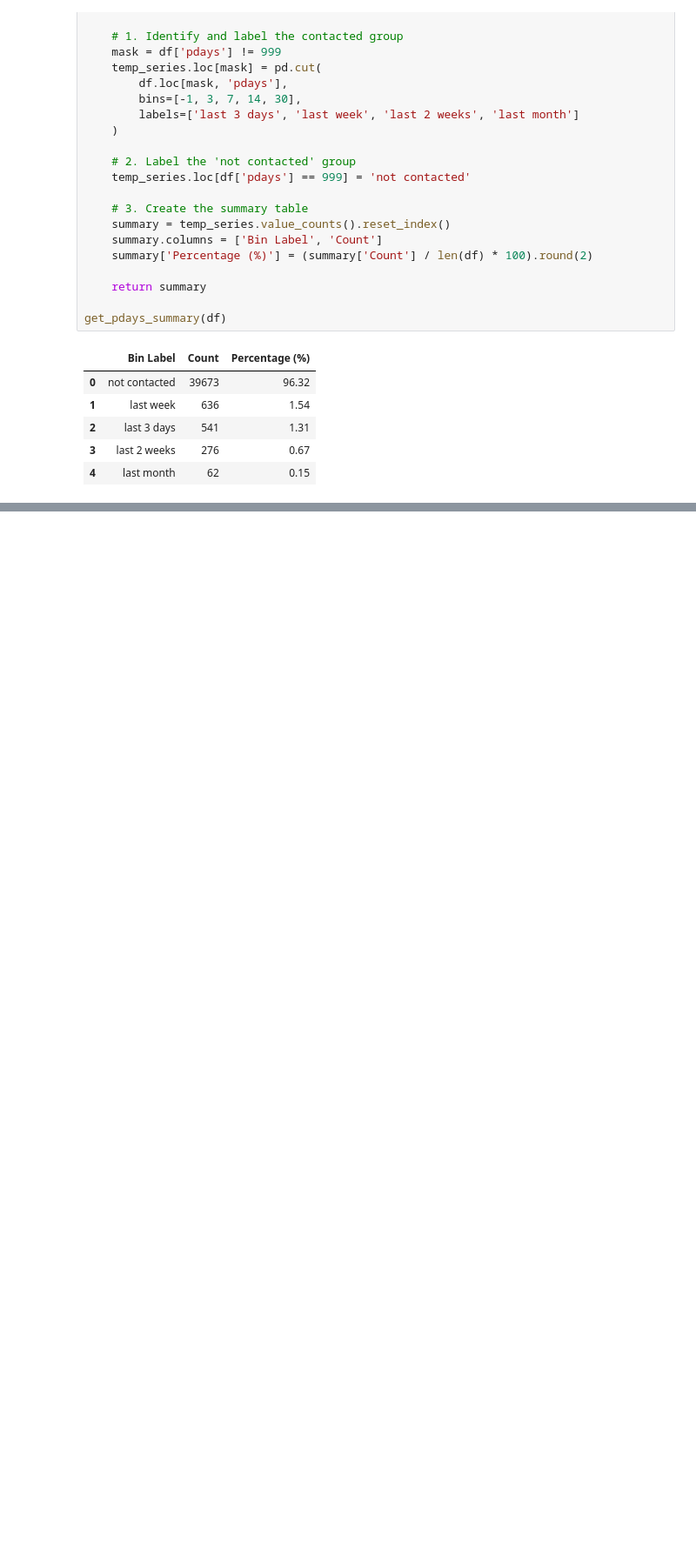
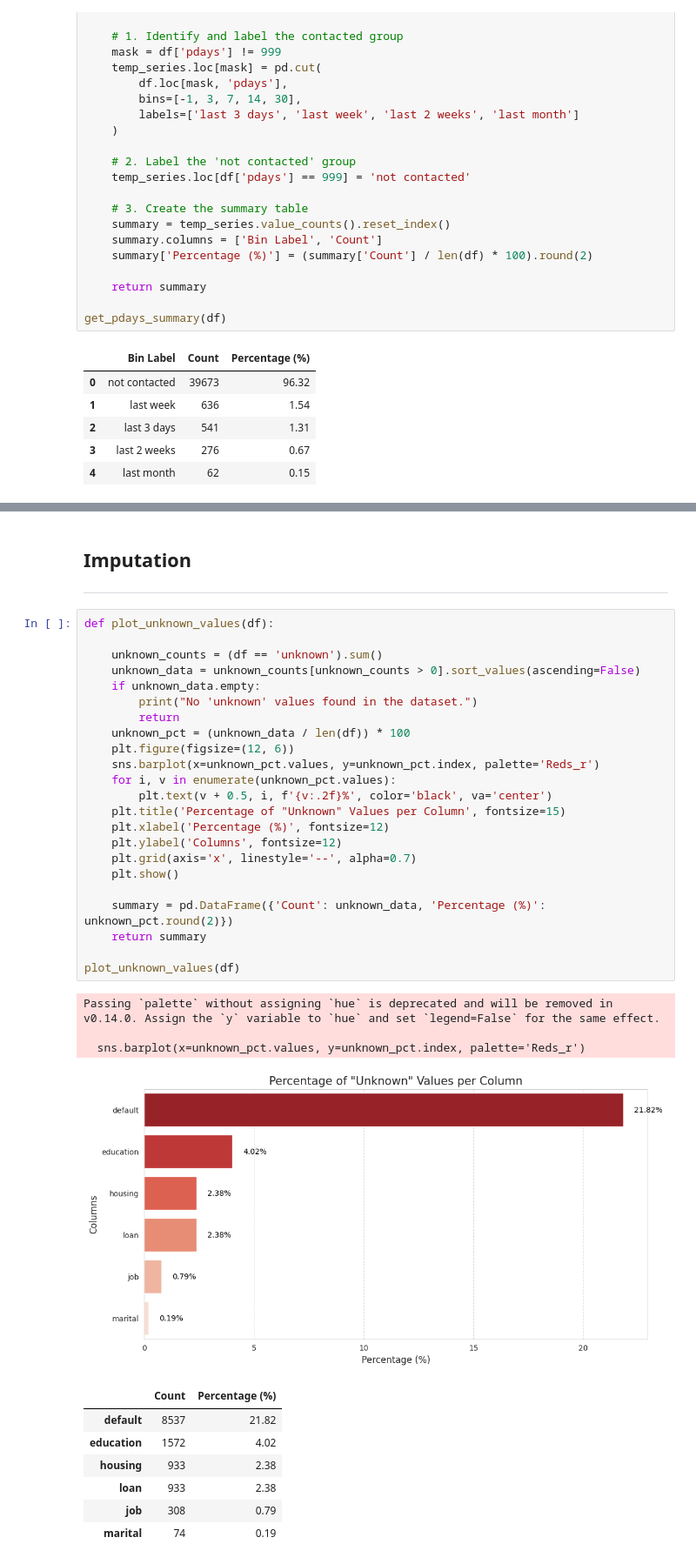
Before and after one commit to NitoBoritto/El_Farghaly_Bros., a Jupyter notebook: notebooks/expirement.ipynb, the cells around one changed output, grey strips where cells are left out. Shown at 87% size. Saved outputs shown, nothing was run; the diff lists cells and outputs as text; blank space fills up the shorter version.

```diff
--- a/notebooks/expirement.ipynb
+++ b/notebooks/expirement.ipynb
@@ -375,0 +514,38 @@ get_pdays_summary(df)
+# %% [markdown]
+## Imputation
+---
+# %%
+def plot_unknown_values(df):
+
+    unknown_counts = (df == 'unknown').sum()
+    unknown_data = unknown_counts[unknown_counts > 0].sort_values(ascending=False)
+    if unknown_data.empty:
+        print("No 'unknown' values found in the dataset.")
+        return
+    unknown_pct = (unknown_data / len(df)) * 100
+    plt.figure(figsize=(12, 6))
+    sns.barplot(x=unknown_pct.values, y=unknown_pct.index, palette='Reds_r')
+    for i, v in enumerate(unknown_pct.values):
+        plt.text(v + 0.5, i, f'{v:.2f}%', color='black', va='center')
+    plt.title('Percentage of "Unknown" Values per Column', fontsize=15)
+    plt.xlabel('Percentage (%)', fontsize=12)
+    plt.ylabel('Columns', fontsize=12)
+    plt.grid(axis='x', linestyle='--', alpha=0.7)
+    plt.show()
+
+    summary = pd.DataFrame({'Count': unknown_data, 'Percentage (%)': unknown_pct.round(2)})
+    return summary
+
+plot_unknown_values(df)
+# %% [output]
+Passing `palette` without assigning `hue` is deprecated and will be removed in v0.14.0. Assign the `y` variable to `hue` and set `legend=False` for the same effect.
+
+  sns.barplot(x=unknown_pct.values, y=unknown_pct.index, palette='Reds_r')
+[figure, added]
+|  | Count | Percentage (%) |
+| default | 8537 | 21.82 |
+| education | 1572 | 4.02 |
+| housing | 933 | 2.38 |
+| loan | 933 | 2.38 |
+| job | 308 | 0.79 |
+| marital | 74 | 0.19 |
```
Also changed, not shown: parts of 16 cells of this notebook.
